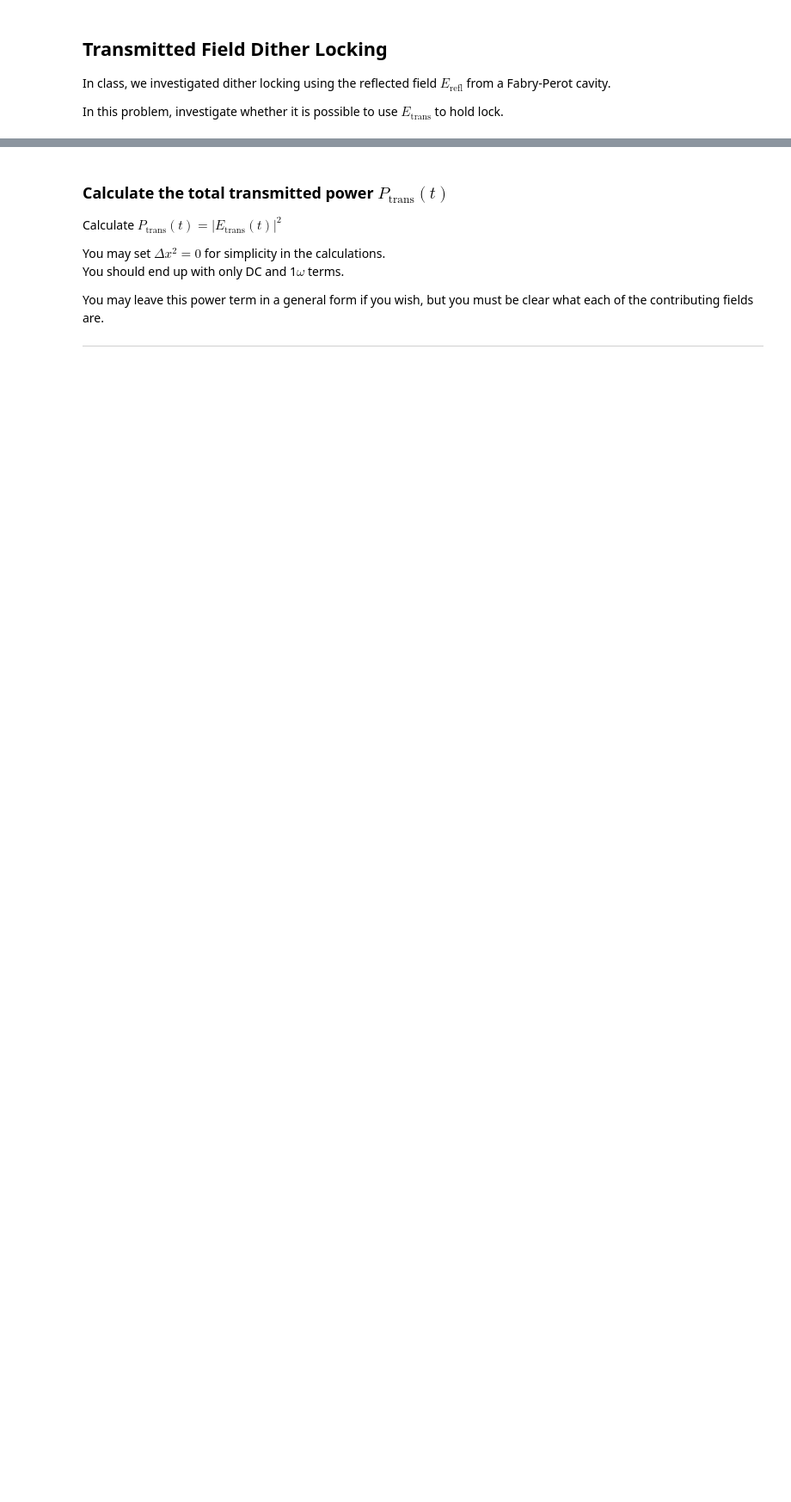
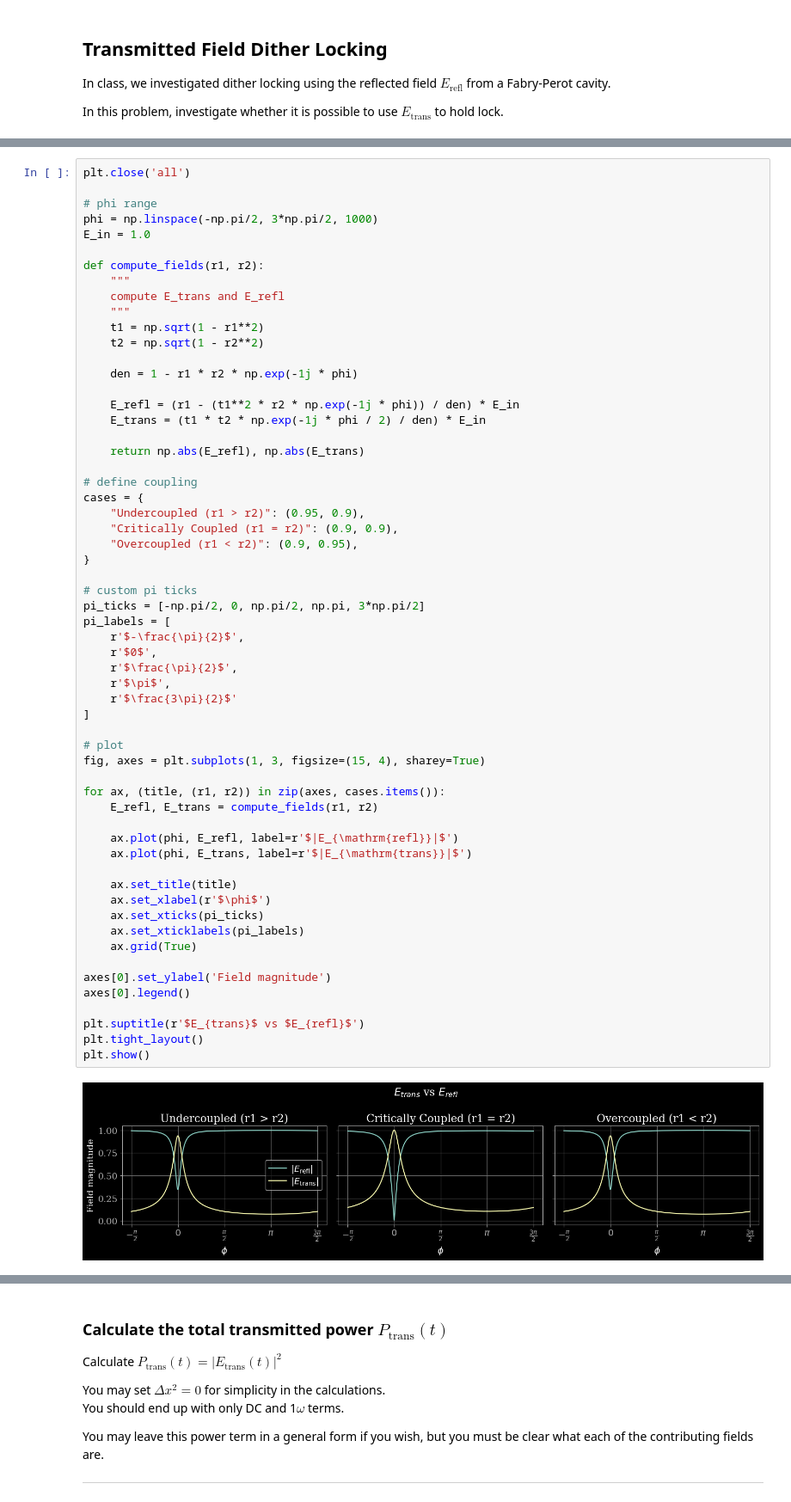
Before and after one commit to breckmeagher/lasers-and-optomechanics-homework-solutions, a Jupyter notebook: work-in-progress/04_hw_dither_locking_pdh_mich_and_fpmi.ipynb, the cells around one changed output, grey strips where cells are left out. Shown at 86% size. Drawn from its saved outputs; the diff is of its cells as text; blank space fills up the shorter version.

```diff
--- a/work-in-progress/04_hw_dither_locking_pdh_mich_and_fpmi.ipynb
+++ b/work-in-progress/04_hw_dither_locking_pdh_mich_and_fpmi.ipynb
@@ -34,3 +67,64 @@ Do you notice anything different about the resonance points?
+# %%
+plt.close('all')
+
+# phi range
+phi = np.linspace(-np.pi/2, 3*np.pi/2, 1000)
+E_in = 1.0
+
+def compute_fields(r1, r2):
+    """
+    compute E_trans and E_refl
+    """
+    t1 = np.sqrt(1 - r1**2)
+    t2 = np.sqrt(1 - r2**2)
+
+    den = 1 - r1 * r2 * np.exp(-1j * phi)
+
+    E_refl = (r1 - (t1**2 * r2 * np.exp(-1j * phi)) / den) * E_in
+    E_trans = (t1 * t2 * np.exp(-1j * phi / 2) / den) * E_in
+
+    return np.abs(E_refl), np.abs(E_trans)
+
+# define coupling
+cases = {
+    "Undercoupled (r1 > r2)": (0.95, 0.9),
+    "Critically Coupled (r1 = r2)": (0.9, 0.9),
+    "Overcoupled (r1 < r2)": (0.9, 0.95),
+}
+
+# custom pi ticks
+pi_ticks = [-np.pi/2, 0, np.pi/2, np.pi, 3*np.pi/2]
+pi_labels = [
+    r'$-\frac{\pi}{2}$',
+    r'$0$',
+    r'$\frac{\pi}{2}$',
+    r'$\pi$',
+    r'$\frac{3\pi}{2}$'
+]
+
+# plot
+fig, axes = plt.subplots(1, 3, figsize=(15, 4), sharey=True)
+
+for ax, (title, (r1, r2)) in zip(axes, cases.items()):
+    E_refl, E_trans = compute_fields(r1, r2)
+
+    ax.plot(phi, E_refl, label=r'$|E_{\mathrm{refl}}|$')
+    ax.plot(phi, E_trans, label=r'$|E_{\mathrm{trans}}|$')
+
+    ax.set_title(title)
+    ax.set_xlabel(r'$\phi$')
+    ax.set_xticks(pi_ticks)
+    ax.set_xticklabels(pi_labels)
+    ax.grid(True)
+
+axes[0].set_ylabel('Field magnitude')
+axes[0].legend()
+
+plt.suptitle(r'$E_{trans}$ vs $E_{refl}$')
+plt.tight_layout()
+plt.show()
+# %% [output]
+[figure, added]
 # %% [markdown]
 ### **Total $E_\mathrm{trans}$ with end-mirror moduation**
 
```
Also changed, not shown: parts of 9 cells of this notebook.
